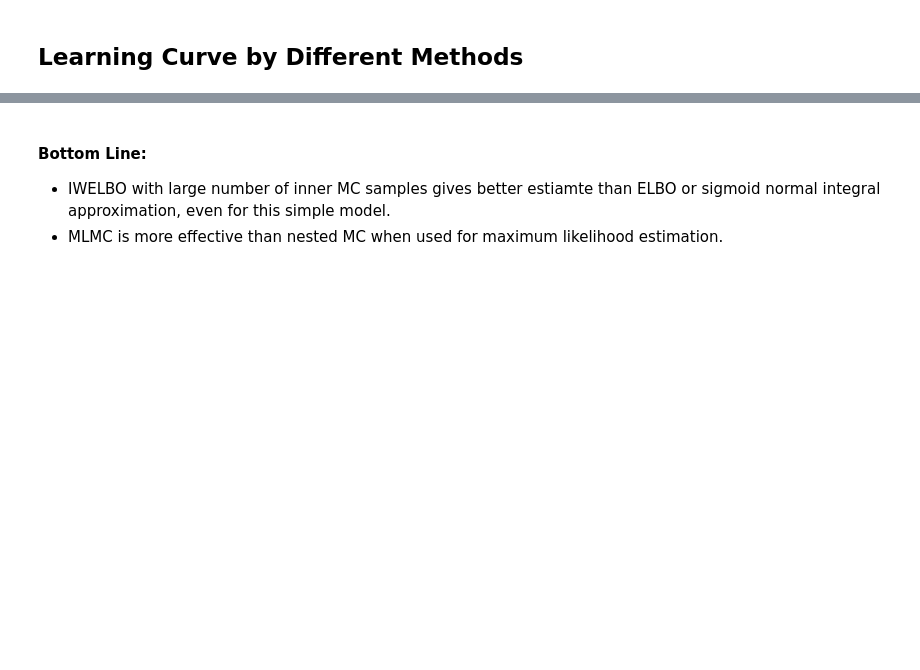
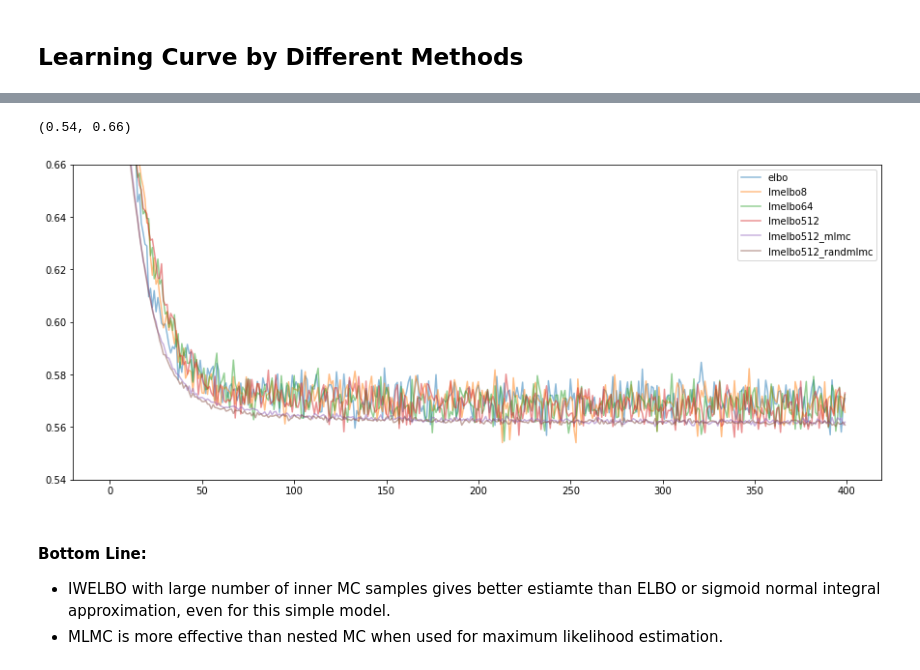
Before and after one commit to Goda-Research-Group/mlmc-model-evidence, a Jupyter notebook: notebooks/Gaussian_Process_Classification.ipynb, the cells around one changed output, grey strips where cells are left out. Drawn from its saved outputs; the diff is of its cells as text; code cells hidden in the pictures; blank space fills up the shorter version.

```diff
--- a/notebooks/Gaussian_Process_Classification.ipynb
+++ b/notebooks/Gaussian_Process_Classification.ipynb
@@ -566,12 +594,12 @@ def get_mlmc_cost(N, max_level, b, w0):
     return cost
 # %%
 objectives = {
-    "elbo":      lambda x, y, theta, phi: ELBO(x, y, theta, phi, N_total),
-    "lmelbo8":   lambda x, y, theta, phi: LMELBO(x, y, theta, phi, N_total, n_MC=8),
-    "lmelbo64":  lambda x, y, theta, phi: LMELBO(x, y, theta, phi, N_total, n_MC=64),
-    "lmelbo512": lambda x, y, theta, phi: LMELBO(x, y, theta, phi, N_total, n_MC=512),
-    "lmelbo512_mlmc": lambda x, y, theta, phi: LMELBO(x, y, theta, phi, N_total, n_MC=512),
-    "lmelbo512_randmlmc": lambda x, y, theta, phi: LMELBO(x, y, theta, phi, N_total, n_MC=512),
+    "elbo":      lambda x, y, theta, phi: ELBO(x, y, theta, phi, N_total=40000),
+    "lmelbo8":   lambda x, y, theta, phi: LMELBO(x, y, theta, phi, N_total=40000, n_MC=8),
+    "lmelbo64":  lambda x, y, theta, phi: LMELBO(x, y, theta, phi, N_total=40000, n_MC=64),
+    "lmelbo512": lambda x, y, theta, phi: LMELBO(x, y, theta, phi, N_total=40000, n_MC=512),
+    "lmelbo512_mlmc": lambda x, y, theta, phi: LMELBO(x, y, theta, phi, N_total=40000, n_MC=512),
+    "lmelbo512_randmlmc": lambda x, y, theta, phi: LMELBO(x, y, theta, phi, N_total=40000, n_MC=512),
 }
 
 n_repeat = 10
@@ -581,13 +609,13 @@ for name, obj in objectives.items():
     loss_seqs = []
     for i in range(n_repeat):
         print("training {}.... #iter:{} ".format(name,i))
-        theta, phi = init_param(D,N)
+        optimizer = tf.keras.optimizers.Adam(0.05)
+        theta, phi = init_param(D,M)
         loss_seq = []
 
-        # RMS_Prop
-        for t in range(401):
+        for t in range(400):
+            x,y,_ = generate_data(N, D, b0, b)
 
-            x,y,_ = generate_data(N, D, b0, b)
             # balance the cost of mlmc and nmc when level=9 (n_MC=512)
             if 'mlmc' in name:
                 cost_nmc  = N * 2**9
@@ -595,20 +623,16 @@ for name, obj in objectives.items():
                 N_mlmc = np.math.ceil(N * (cost_nmc / cost_mlmc))
                 x,y,_ = generate_data(N_mlmc, D, b0, b)
 
+            # Optimize
             with tf.GradientTape() as g:
                 g.watch([theta, phi])
-                loss = - LMELBO(x, y, theta, phi, 100000, n_MC=10)
+                loss = - obj(x, y, theta, phi)
             dtheta, dphi = g.gradient(loss, [theta, phi])
-
             gradients = list(dtheta.values()) + list(dphi.values())
             variables = list(theta.values()) + list(phi.values())
             optimizer.apply_gradients(zip(gradients, variables))
 
             loss_seq.append(loss.numpy())
-
-            if t%200==0 and i==0:
-                print("#iter: {},\tloss: {}".format(t, -loss.numpy()))
-
         loss_seqs.append(loss_seq)
+    results[name] = np.array(loss_seqs)
     print()
-    results[name] = np.array(loss_seqs)
@@ -615,3 +662,12 @@ for name, obj in objectives.items():
+# %%
+plt.figure(figsize=[15,6])
+for logs in results.values():
+    plt.plot(logs.mean(axis=0), alpha=0.5)
+plt.legend([name for name in results])
+plt.ylim([0.54, 0.66])
+# %% [output]
+(0.54, 0.66)
+[figure, added]
 # %% [markdown]
 #### Bottom Line:
 - IWELBO with large number of inner MC samples gives better estiamte than ELBO or sigmoid normal integral approximation, even for this simple model.
```
Also changed, not shown: parts of 22 cells of this notebook.
